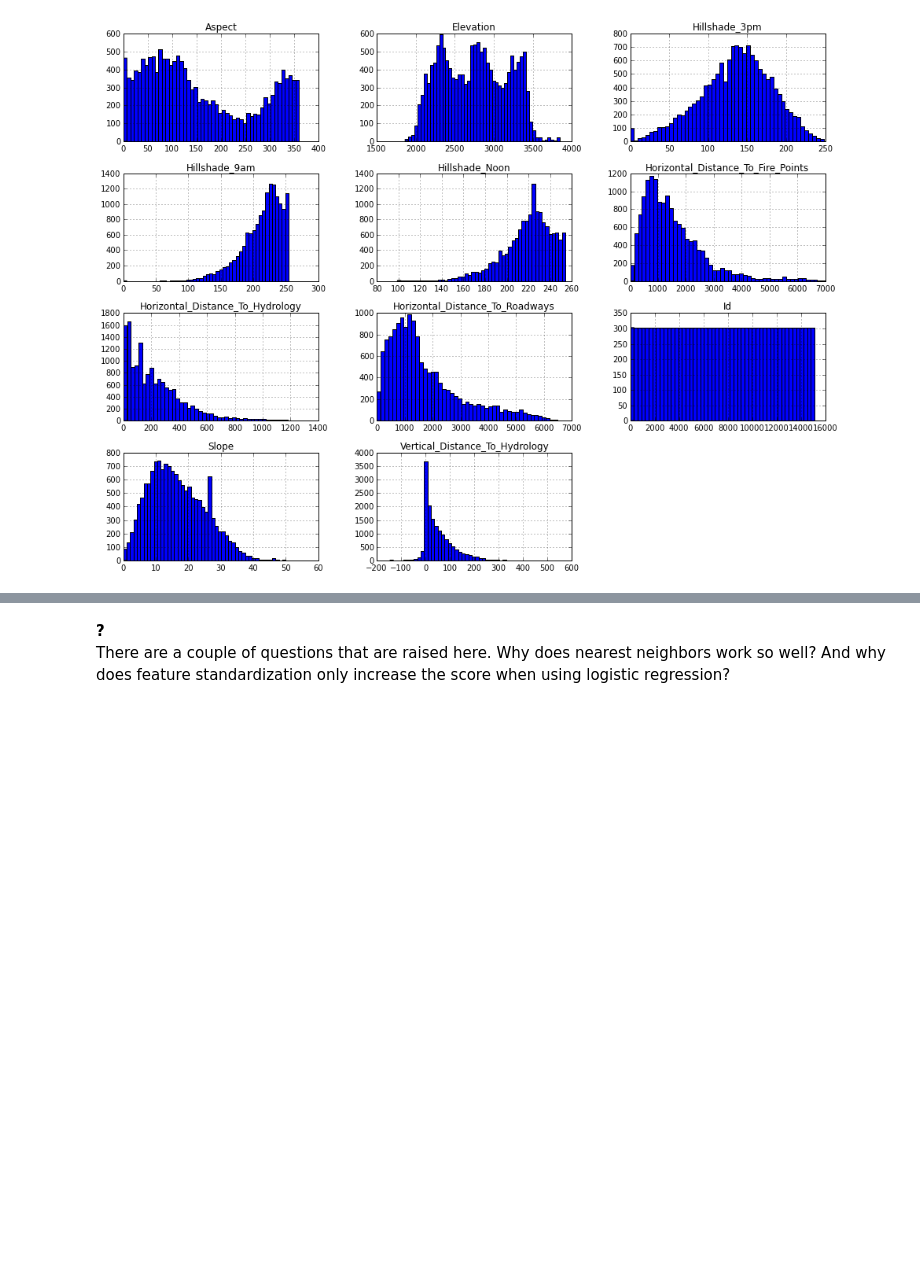
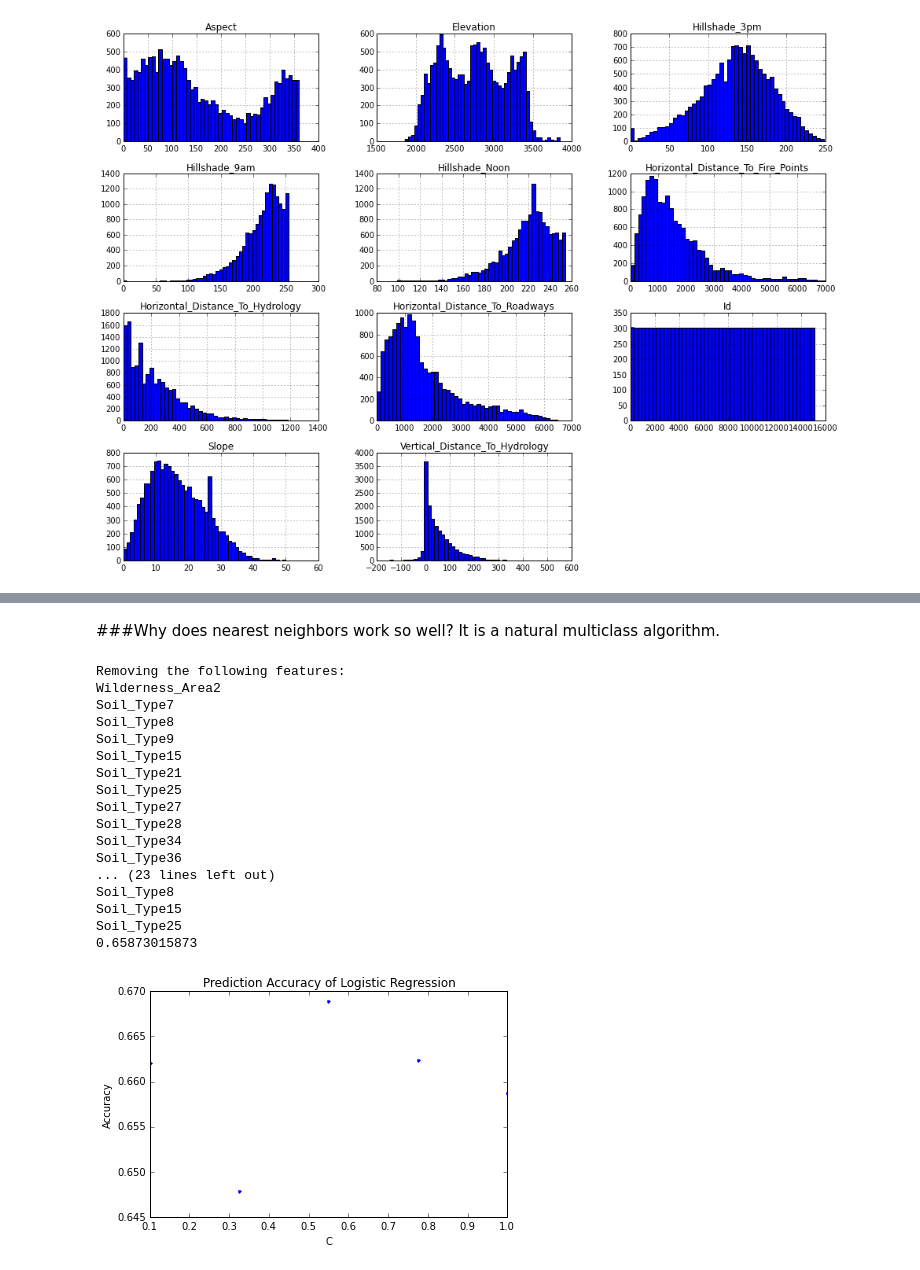
Before and after one commit to kevinallen/w207-forestcover, a Jupyter notebook: forest_cover.ipynb, the cells around one changed output, grey strips where cells are left out. Saved outputs shown, nothing was run; the diff lists cells and outputs as text; code cells hidden in the pictures; blank space fills up the shorter version.

Commit message:
worked on feature selection

```diff
--- a/forest_cover.ipynb
+++ b/forest_cover.ipynb
@@ -105,14 +112,14 @@ plotc(train.Aspect, train.Elevation)
 
 # first need to scale data to zero mean and unit variance
 scaler = StandardScaler().fit(train_data)
-std_train = scaler.transform(train_data)
-std_dev = scaler.transform(dev_data)
+strdz_train = scaler.transform(train_data)
+strdz_dev = scaler.transform(dev_data)
 
 names = ["Logistic Regression","Nearest Neighbors", "Decision Tree",
          "Random Forest", "AdaBoost", "Naive Bayes", "Linear SVM", "RBF SVM"]
 classifiers = [
     LogisticRegression(),
-    KNeighborsClassifier(3),
+    KNeighborsClassifier(1),
     DecisionTreeClassifier(max_depth=5),
     RandomForestClassifier(max_depth=5, n_estimators=10, max_features=1),
     AdaBoostClassifier(),
@@ -129,10 +136,10 @@ for name, clf in zip(names, classifiers):
         score = clf.score(dev_data, dev_labels)
         print 'Without feature standardization, score = ', score
     st = time.time()
-    clf.fit(std_train, train_labels)
+    clf.fit(strdz_train, train_labels)
     train_time = time.time() - st
     st = time.time()
-    score = clf.score(std_dev, dev_labels)
+    score = clf.score(strdz_dev, dev_labels)
     predict_time = time.time() - st
     print 'With feature standardization, score = ', score
     print 'Training time: %.3f' % train_time
@@ -159,2 +165,0 @@ Prediction time: 2.574
-# %% [markdown]
-**?**<br/>There are a couple of questions that are raised here. Why does nearest neighbors work so well? And why does feature standardization only increase the score when using logistic regression?
@@ -162,0 +166,57 @@ Prediction time: 2.574
+# %% [markdown]
+###Why does nearest neighbors work so well?
+It is a natural multiclass algorithm.
+# %%
+# Feature selection using logistic regression and regularization
+
+accuracies = []
+c_values = np.linspace(0.1,1,5)
+for index, c in enumerate([c_values]):
+    # train a model
+    logreg_l1 = LogisticRegression(penalty='l1', C=c)
+    logreg_l1.fit(train_data, train_labels)
+
+    # find the indexes of the nonzero coefficients
+    nz = np.array(list(set(logreg_l1.coef_.nonzero()[1])))
+    # create array of indexes of zero coefficients
+    z = np.setxor1d(np.arange(0,55),nz)
+    print 'Removing the following features:'
+    for feature in z:
+        print feature_names[feature]
+    mtrain = np.delete(train_data, z, 1)
+    mdev = np.delete(dev_data, z, 1)
+
+    # train a model and check accuracy
+    logreg_l2 = LogisticRegression(penalty='l2')
+    logreg_l2.fit(mtrain, train_labels)
+    score = logreg_l2.score(mdev, dev_labels)
+    print score
+    accuracies.append(score)
+
+# plot the data
+fig, ax = plt.subplots()
+ax.set_title('Prediction Accuracy of Logistic Regression')
+ax.set_xlabel('C')
+ax.set_ylabel('Accuracy')
+ax.plot(c_values, accuracies, 'b.')
+plt.tight_layout()
+plt.show()
+# %% [output]
+Removing the following features:
+Wilderness_Area2
+Soil_Type7
+Soil_Type8
+Soil_Type9
+Soil_Type15
+Soil_Type21
+Soil_Type25
+Soil_Type27
+Soil_Type28
+Soil_Type34
+Soil_Type36
+... (23 lines left out)
+Soil_Type8
+Soil_Type15
+Soil_Type25
+0.65873015873
+[figure, added]
```
Also changed, not shown: parts of 8 cells of this notebook.
